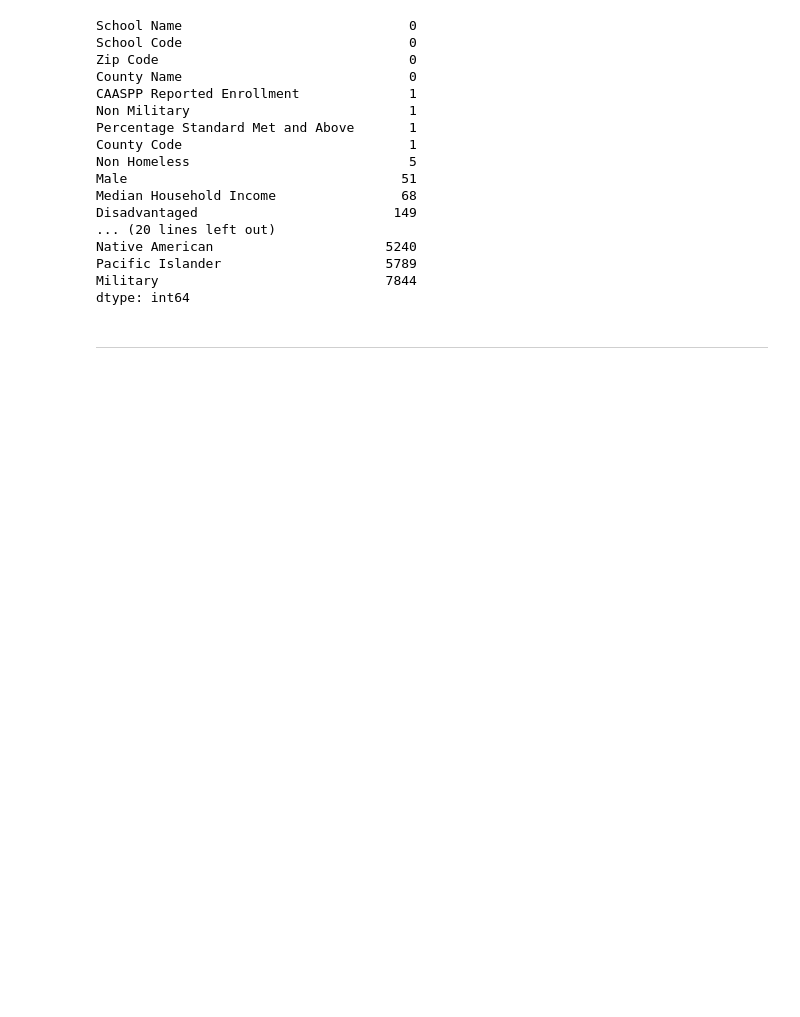
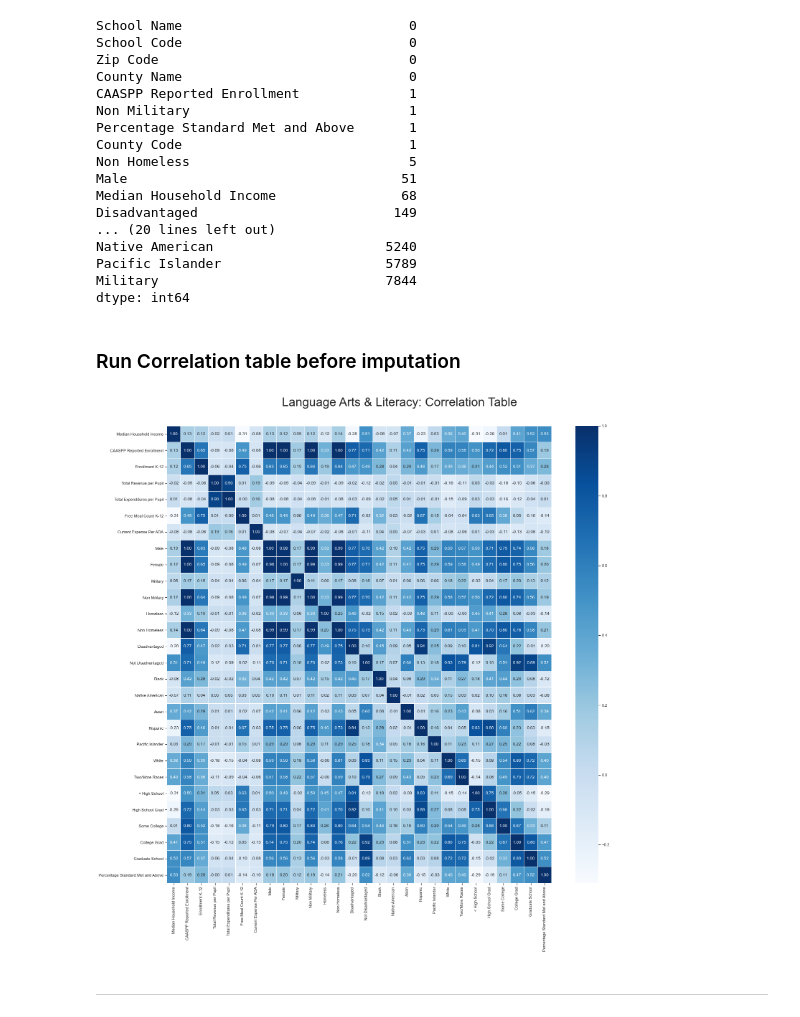
Before and after one commit to gabriellewald/education-project, a Jupyter notebook: Capstone1_data_cleaning.ipynb, the cells around one changed output. Saved outputs shown, nothing was run; the diff lists cells and outputs as text; code cells hidden in the pictures; blank space fills up the shorter version.

Commit message:
Add correlation table without NaNs

```diff
--- a/Capstone1_data_cleaning.ipynb
+++ b/Capstone1_data_cleaning.ipynb
@@ -118,6 +118,34 @@ Native American                      5240
 Pacific Islander                     5789
 Military                             7844
 dtype: int64
+# %% [markdown]
+### Run Correlation table before imputation
+# %%
+# Drop NaNs
+df_filtered = df_language.dropna()
+
+
+# Select variables
+table = df_filtered[['Median Household Income', 'CAASPP Reported Enrollment',
+       'Enrollment K-12', 'Total Revenue per Pupil',
+       'Total Expenditures per Pupil', 'Free Meal Count K-12',
+       'Current Expense Per ADA', 'Male', 'Female', 'Military', 'Non Military',
+       'Homeless', 'Non Homeless', 'Disadvantaged', 'Not Disadvantaged',
+       'Black', 'Native American', 'Asian', 'Hispanic', 'Pacific Islander',
+       'White', 'Two/More Races', '< High School', 'High School Grad',
+       'Some College', 'College Grad', 'Graduate School',
+       'Percentage Standard Met and Above']]
+
+
+# Run correlation on table constructed with count instead of percentage values
+corrmat = table.corr()
+f, ax = plt.subplots(figsize=(24, 22))
+hm = sns.heatmap(round(corrmat,2), annot=True, ax=ax, cmap="Blues",fmt='.2f',
+                 linewidths=.05)
+f.subplots_adjust(top=0.93)
+t= f.suptitle('Language Arts & Literacy: Correlation Table', fontsize=34)
+# %% [output]
+[figure, added]
 # %% [markdown]
 ---------
 # %% [markdown]
```
Also changed, not shown: parts of 4 cells of this notebook.
